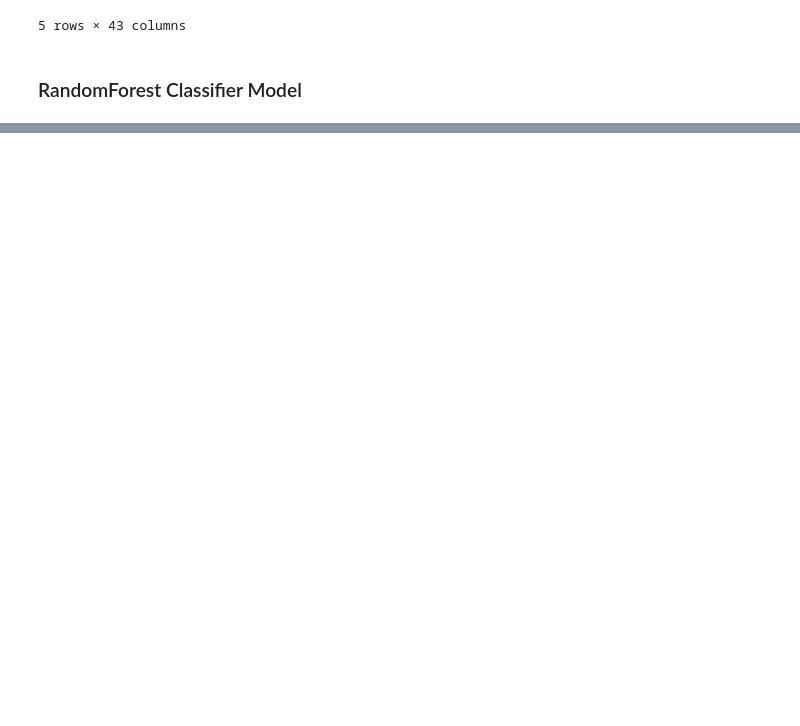
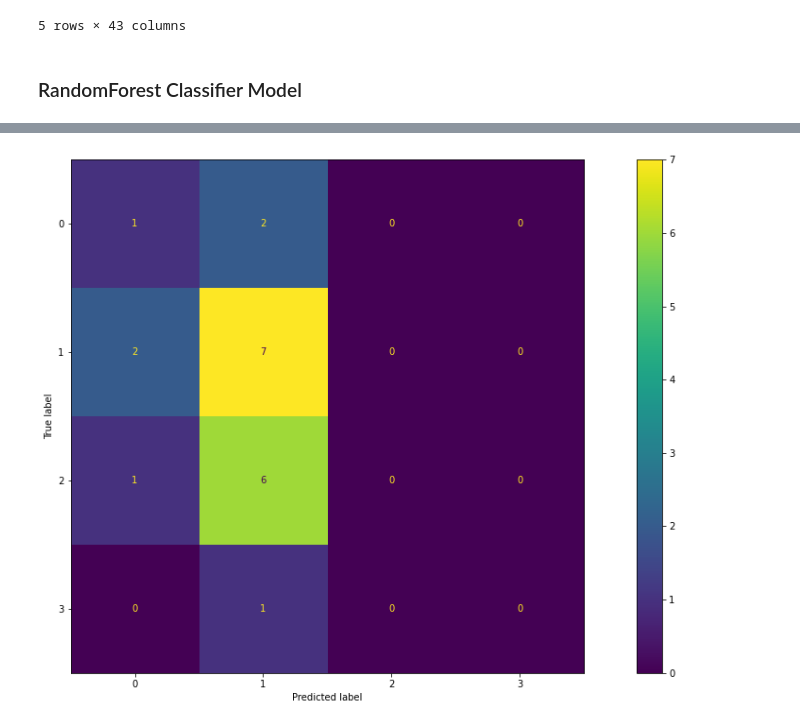
Before and after one commit to data-describe/awesome-data-science-models, a Jupyter notebook: iot-condition-monitoring/EDA/EDA_bearing_condition_monitoring.ipynb, the cells around one changed output, grey strips where cells are left out. Drawn from its saved outputs; the diff is of its cells as text; code cells hidden in the pictures; blank space fills up the shorter version.

```diff
--- a/iot-condition-monitoring/EDA/EDA_bearing_condition_monitoring.ipynb
+++ b/iot-condition-monitoring/EDA/EDA_bearing_condition_monitoring.ipynb
@@ -524,0 +525,7 @@ plt.show()
+# %%
+svm_clf = SVC()
+svm_clf.fit(X_train, y_train)
+
+svm_y_pred = svm_clf.predict(X_test)
+# %%
+X_train, X_test, y_train, y_test = train_test_split(X, y, test_size = 0.15, random_state=10)
@@ -524,0 +536,7 @@ plt.show()
+# %%
+cm = confusion_matrix(y_test, svm_y_pred, labels=svm_clf.classes_)
+disp = ConfusionMatrixDisplay(confusion_matrix=cm, display_labels=svm_clf.classes_)
+disp.plot()
+plt.show()
+# %% [output]
+[figure, added]
```
Also changed, not shown: parts of 17 cells of this notebook.
